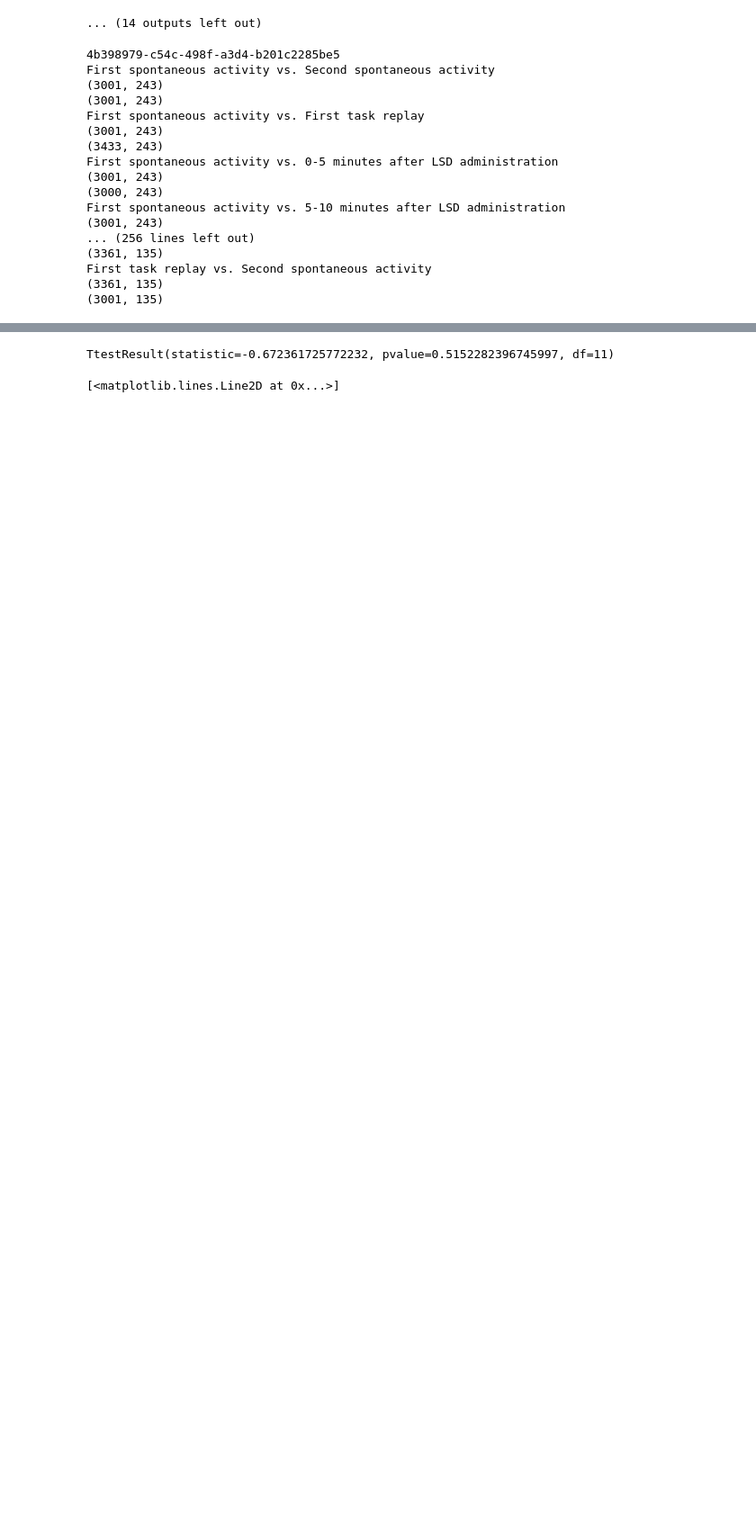
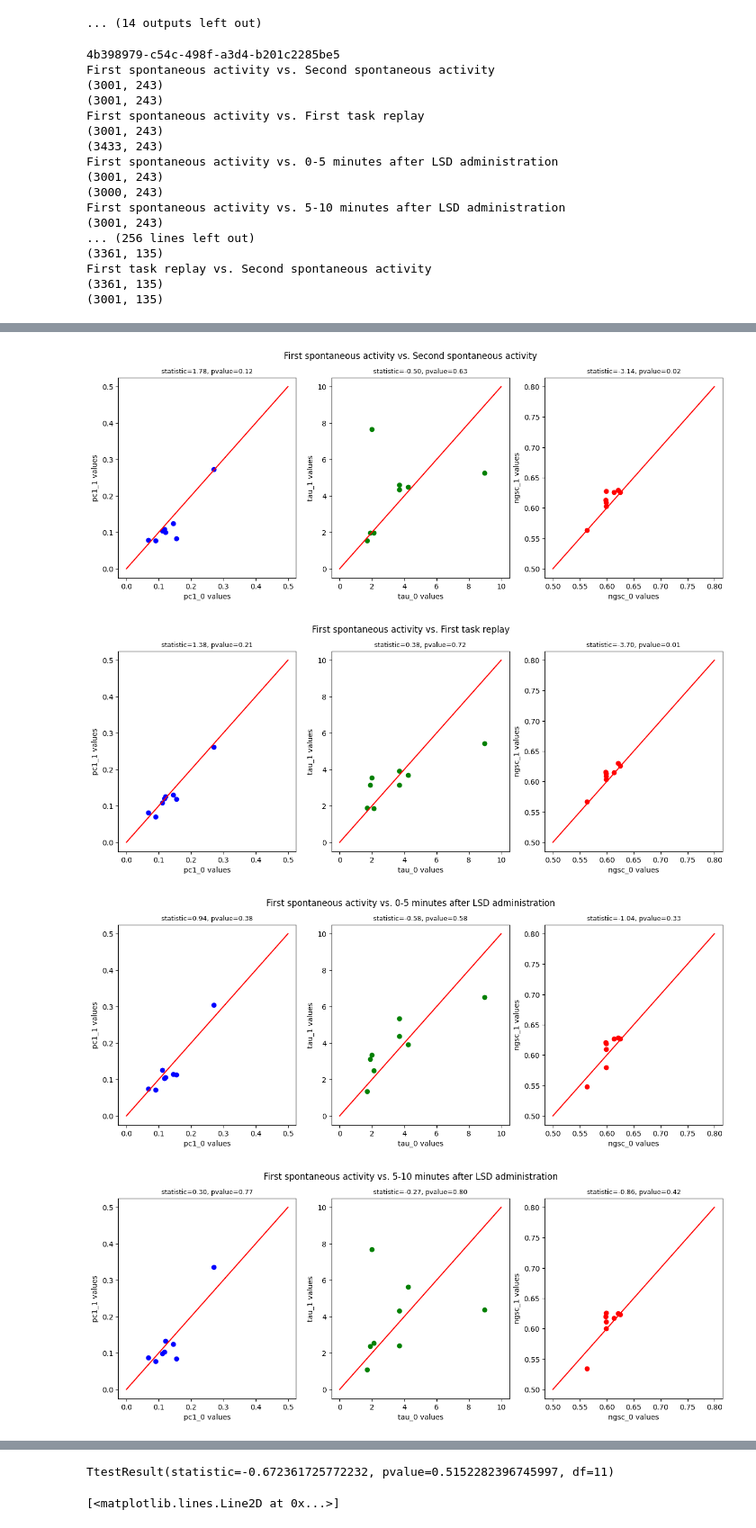
Before and after one commit to ja-94/psychedelics, a Jupyter notebook: 02_PCA.ipynb, the cells around one changed output, grey strips where cells are left out. Shown at 90% size. Cells and saved outputs as stored; diff of their text form; code cells hidden in the pictures; blank space fills up the shorter version.

```diff
--- a/02_PCA.ipynb
+++ b/02_PCA.ipynb
@@ -984,0 +1014,31 @@ Type:      function
+# %%
+for column in df_pca.columns[2::]:
+    fig, axs = plt.subplots(1, 3, figsize=(15,5))
+    pairs = [('pc1_0', 'pc1_1'), ('tau_0', 'tau_1'), ('ngsc_0', 'ngsc_1')]
+    colors = ['b', 'g', 'r']  # Set different colors for different plots
+    pairs_title = ['PC1','Tau','NGSC']  # for labels on the 3 graphs
+    line_dims = [[0,0.5], [0,10], [0.5, 0.8]]
+
+    for i, pair in enumerate(pairs):
+        pair_0_values = df_pca[column].apply(lambda x: x[pair[0]])
+        pair_1_values = df_pca[column].apply(lambda x: x[pair[1]])
+
+        axs[i].scatter(pair_0_values, pair_1_values, color=colors[i], label=column)
+        axs[i].plot(line_dims[i], line_dims[i], color='r')
+
+        ttest_result = scipy.stats.ttest_rel(pair_0_values, pair_1_values)
+        # Format the t-test result with 2 decimal places.
+        ttest_result_str = "statistic={:.2f}, pvalue={:.2f}".format(ttest_result.statistic, ttest_result.pvalue)
+
+        axs[i].set_title(ttest_result_str, fontsize = 9)
+        axs[i].set_xlabel(f"{pair[0]} values")
+        axs[i].set_ylabel(f"{pair[1]} values")
+
+    plt.suptitle(column)
+    plt.show()
+    plt.close()
+# %% [output]
+[figure, added]
+[figure, added]
+[figure, added]
+[figure, added]
```
Also changed, not shown: parts of 10 cells of this notebook.
